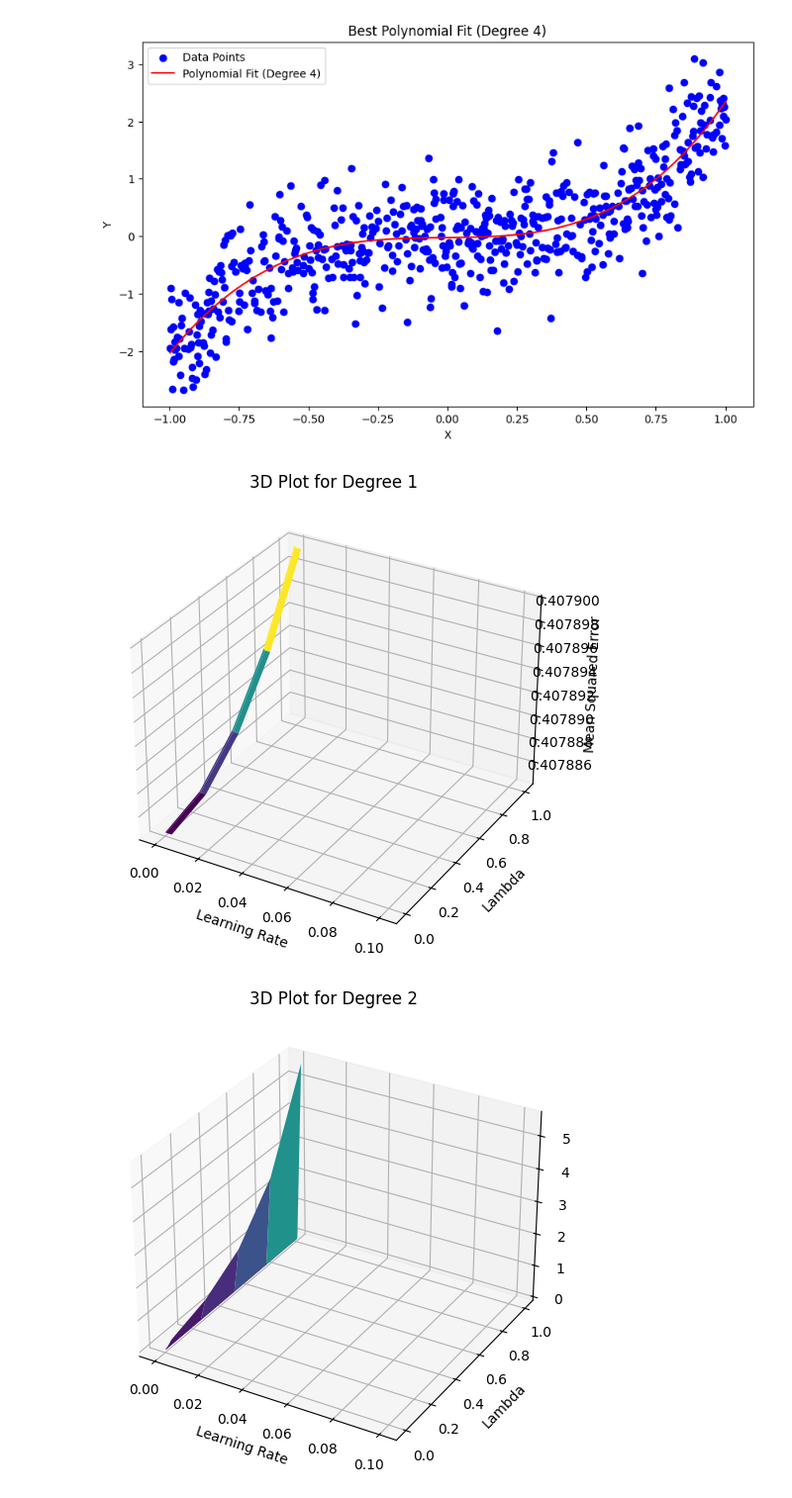
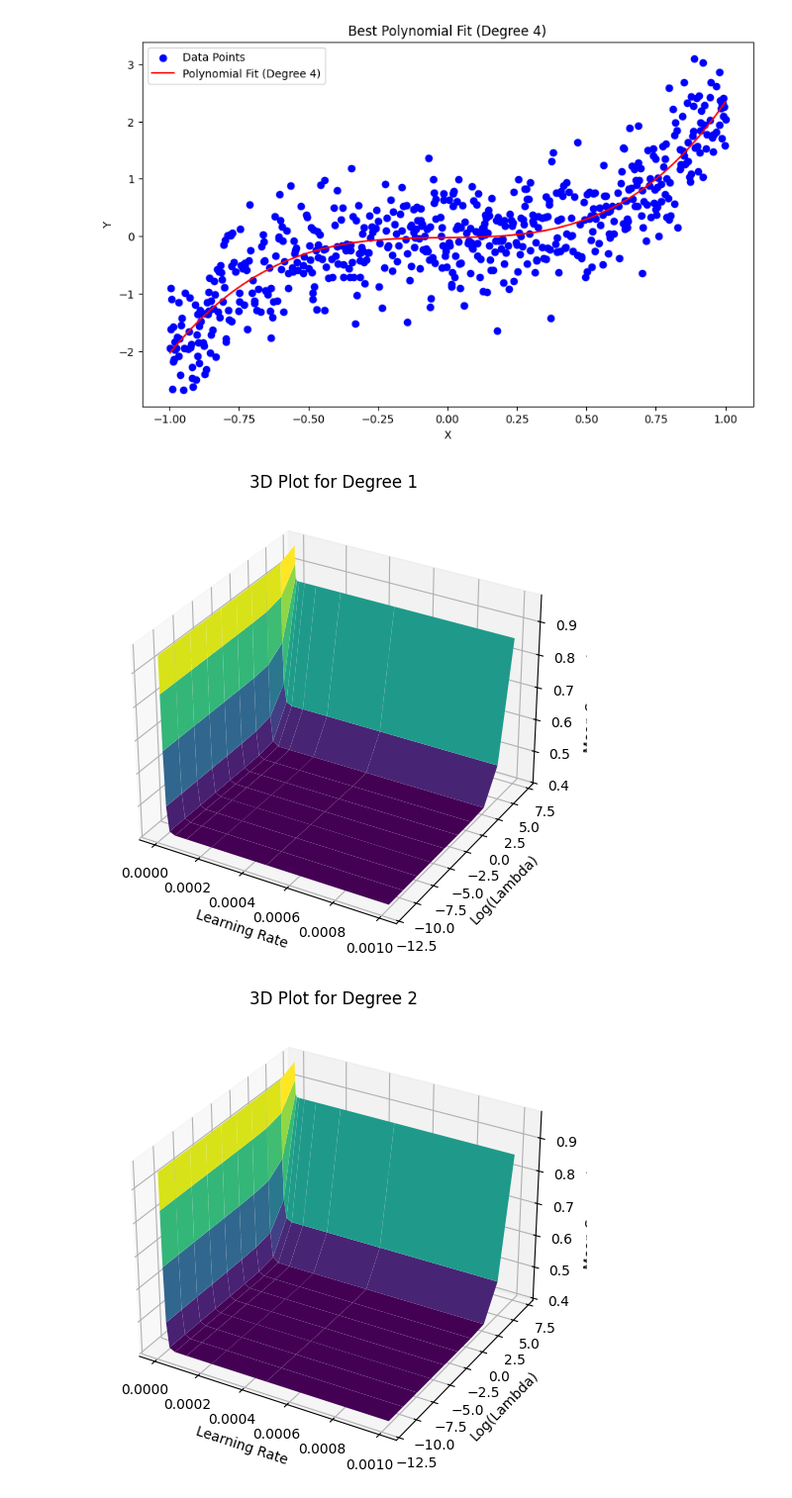
Before and after one commit to RastogiAdit/FODS-Assignment_1, a Jupyter notebook: Assignment-1.ipynb, the cells around one changed output. Shown at 99% size. Saved outputs shown, nothing was run; the diff lists cells and outputs as text; code cells hidden in the pictures.

```diff
--- a/Assignment-1.ipynb
+++ b/Assignment-1.ipynb
@@ -216,12 +216,12 @@ axes = axes.flatten()
 for deg in range(1, 10):
     ax = axes[deg - 1]
 
-    ax.plot(log_lambdas, all_bias[deg], label='Bias', color='blue', marker='o')
+    ax.plot(log_lambdas, all_bias[deg], label='Bias^2', color='blue', marker='o')
     ax.plot(log_lambdas, all_variance[deg], label='Variance', color='green', marker='s')
-    ax.plot(log_lambdas, all_total_error[deg], label='Total Error', color='red', marker='x')
+    ax.plot(log_lambdas, all_total_error[deg], label='Total Error (Bias^2 + Variance)', color='red', marker='x')
 
     ax.set_title(f'Degree {deg}')
-    ax.set_xlabel('Lambda')
+    ax.set_xlabel('Log(Lambda)')
     ax.set_ylabel('Error')
     ax.legend()
     ax.grid(True)
@@ -240,7 +240,7 @@ for deg in range(1, 10):
     ax.plot(log_lambdas, all_total_error[deg], label='Test Error', color='purple', marker='d')
 
     ax.set_title(f'Degree {deg}')
-    ax.set_xlabel('Lambda')
+    ax.set_xlabel('Log(Lambda)')
     ax.set_ylabel('Test Error')
     ax.legend()
     ax.grid(True)
@@ -297,7 +297,7 @@ def gradient_descent_L2_vectorized(X, y, w, ln_lambda, learning_rate=0.001, max_
 
         predictions = np.dot(X, w)
         errors = predictions - y
-        grad = np.dot(X.T, errors) + ln_lambda * w
+        grad = np.dot(X.T, errors) + (ln_lambda * w)
         w -= learning_rate * grad
     return w
 
@@ -345,11 +345,11 @@ print(np.array(test_errors))
 # %%
 plt.figure(figsize=(12, 8))
 for deg in degrees:
-    plt.plot(lambdas, all_bias[deg], label=f"Bias^2 (Degree {deg})", linestyle='--')
-    plt.plot(lambdas, all_variance[deg], label=f"Variance (Degree {deg})", linestyle='-.')
-    plt.plot(lambdas, all_total_error[deg], label=f"Bias^2 + Variance (Degree {deg})", linestyle='-')
+    plt.plot(log_lambdas, all_bias[deg], label=f"Bias^2 (Degree {deg})", linestyle='--')
+    plt.plot(log_lambdas, all_variance[deg], label=f"Variance (Degree {deg})", linestyle='-.')
+    plt.plot(log_lambdas, all_total_error[deg], label=f"Bias^2 + Variance (Degree {deg})", linestyle='-')
 
-plt.xlabel("Lambda")
+plt.xlabel("Log(Lambda)")
 plt.ylabel("Error")
 plt.title("Bias-Variance Trade-off vs. Lambda")
 plt.legend(bbox_to_anchor=(1.05, 1), loc='upper left')
@@ -380,34 +380,36 @@ plt.show()
 # %% [output]
 [figure]
 # %%
-learning_rates = np.logspace(-4, -1, 5)
-lambdas = np.linspace(0, 1, 5)
+learning_rates = np.logspace(-6, -3, num=10)
+
+lambdas = np.logspace(-5, 3, num=10)
+log_lambdas = np.log(lambdas)
 
 mse_results = np.zeros((len(degrees), len(learning_rates), len(lambdas)))
 
 for i, deg in enumerate(degrees):
     X_train_design = pre_compute(train_set['X'].values, deg)
     y_train = train_set['Y'].values
 
     for j, lr in enumerate(learning_rates):
         for k, ln_lambda in enumerate(lambdas):
             w = np.zeros(deg + 1)
             w = gradient_descent_L2_vectorized(X_train_design, y_train, w, ln_lambda, learning_rate=lr, max_iter=500)
             mse_results[i, j, k] = compute_error_L2_vectorized(X_train_design, y_train, w)
 
 for i, deg in enumerate(degrees):
     fig = plt.figure(figsize=(8, 6))
     ax = fig.add_subplot(111, projection='3d')
 
-    lr_mesh, lambda_mesh = np.meshgrid(learning_rates, lambdas)
+    lr_mesh, lambda_mesh = np.meshgrid(learning_rates, log_lambdas)
     mse_mesh = mse_results[i]
 
     ax.plot_surface(lr_mesh, lambda_mesh, mse_mesh.T, cmap='viridis')
     ax.set_xlabel('Learning Rate')
-    ax.set_ylabel('Lambda')
+    ax.set_ylabel('Log(Lambda)')
     ax.set_zlabel('Mean Squared Error')
     ax.set_title(f'3D Plot for Degree {deg}')
     plt.show()
 # %% [output]
-[figure, old version]
+[figure, new version]
-[figure, old version]
+[figure, new version]
```
Also changed, not shown: parts of 4 cells of this notebook.
